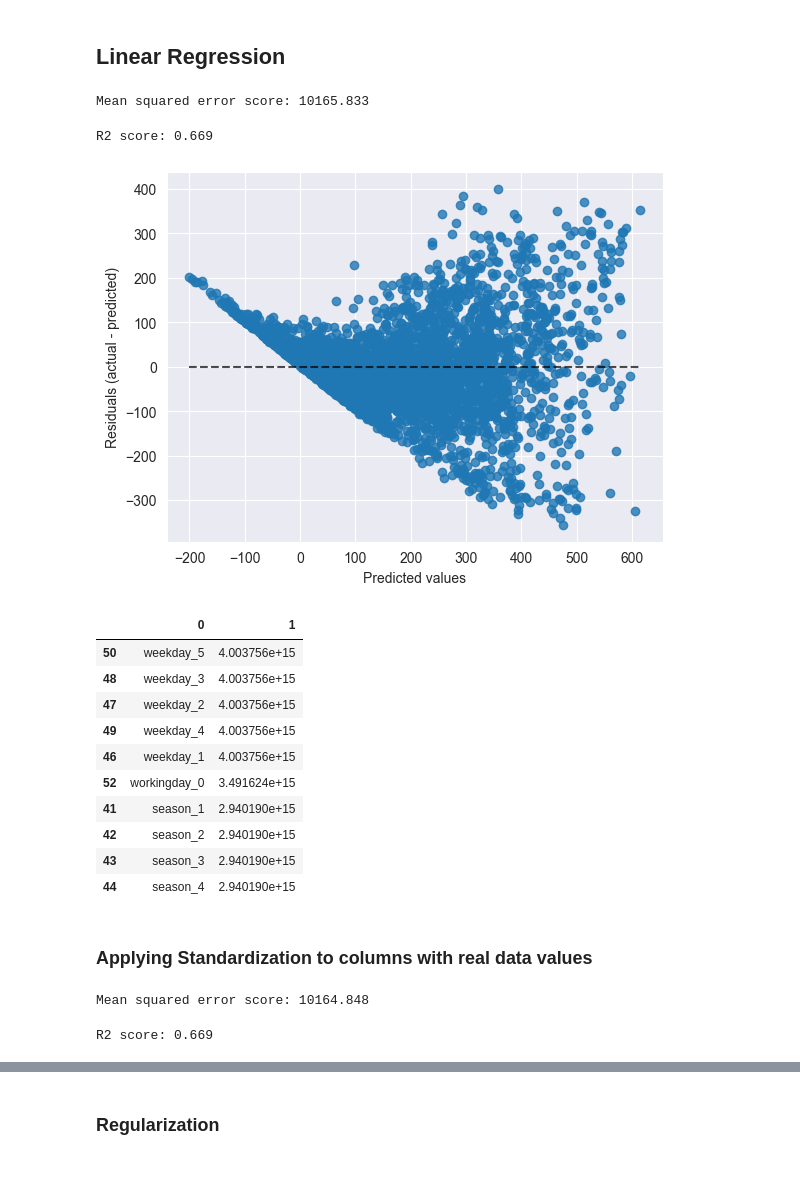
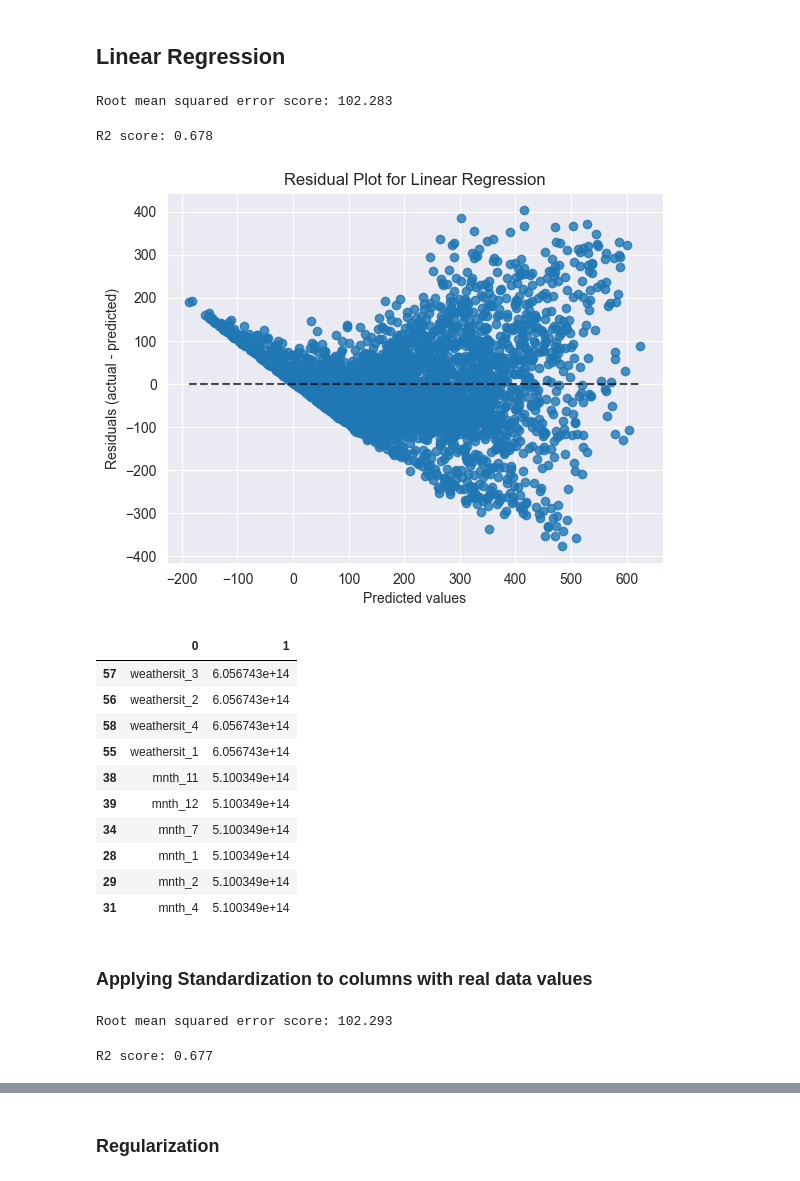
Before and after one commit to Vitalijs-Tickovs/Training_For_Accenture, a Jupyter notebook: Bike_Project/EDA.ipynb, the cells around one changed output, grey strips where cells are left out. Cells and saved outputs as stored; diff of their text form; code cells hidden in the pictures.

```diff
--- a/Bike_Project/EDA.ipynb
+++ b/Bike_Project/EDA.ipynb
@@ -155,0 +174,25 @@ plt.show()
+# %%
+def remove_outliers(data, column):
+    q1 = data[column].quantile(0.25)
+    q3 = data[column].quantile(0.75)
+    iqr = q3 - q1
+    lower = q1 - 1.5*iqr
+    upper = q3 + 1.5*iqr
+
+    # Create arrays of Boolean values indicating the outlier rows
+    upper_array = np.where(data[column] >= upper)[0]
+    lower_array = np.where(data[column] <= lower)[0]
+
+    print(f'Old shape with {column}: {data.shape[0]}')
+
+    # Removing the outliers
+    data =data.drop(index=upper_array, inplace=False)
+    data = data.drop(index=lower_array, inplace=False)
+
+    # Print the new shape of the DataFrame
+    print(f'New shape with {column}: {data.shape[0]}')
+
+    return data
+
+data = remove_outliers(data, 'hum')
+data = remove_outliers(data, 'windspeed')
@@ -225,7 +301,7 @@ def mse(y, y_pred):
 # %%
 y = data.pop('cnt')
 
-X = data.drop(columns=['temp','windspeed'],axis=1)
+X = data.drop(columns=['temp'],axis=1)
 # %%
 X.shape
 # %% [output]
@@ -252,41 +329,42 @@ lr = LinearRegression()
 lr.fit(X_train, y_train)
 y_pred = lr.predict(X_test)
 # %%
-mse_score_lr = mse(y_test, y_pred)
+rmse_score_lr = rmse(y_test, y_pred)
 
-print(f'Mean squared error score: {mse_score_lr:.3f}')
+print(f'Root mean squared error score: {rmse_score_lr:.3f}')
 # %% [output]
-Mean squared error score: 10165.833
+Root mean squared error score: 102.283
 # %%
 r2_score_lr = r2_score(y_test, y_pred)
 
 print(f'R2 score: {r2_score_lr:.3f}')
 # %% [output]
-R2 score: 0.669
+R2 score: 0.678
 # %%
 display = PredictionErrorDisplay(y_true=y_test, y_pred=y_pred)
 display.plot()
-
+plt.title("Residual Plot for Linear Regression")
+plt.savefig("residual_plot_lr.png")
 plt.show()
 # %% [output]
-[figure, old version]
+[figure, new version]
 # %%
-zipp = zip(X.columns, np.abs(lr.coef_))
+zipp = zip(X.columns, np.round(np.abs(lr.coef_),2))
 zipp_df = pd.DataFrame(zipp)
 
 zipp_df.sort_values(by=1, ascending=False).head(10)
 # %% [output]
 |  | 0 | 1 |
-| 50 | weekday_5 | 4.003756e+15 |
-| 48 | weekday_3 | 4.003756e+15 |
-| 47 | weekday_2 | 4.003756e+15 |
-| 49 | weekday_4 | 4.003756e+15 |
-| 46 | weekday_1 | 4.003756e+15 |
-| 52 | workingday_0 | 3.491624e+15 |
-| 41 | season_1 | 2.940190e+15 |
-| 42 | season_2 | 2.940190e+15 |
-| 43 | season_3 | 2.940190e+15 |
-| 44 | season_4 | 2.940190e+15 |
+| 57 | weathersit_3 | 6.056743e+14 |
+| 56 | weathersit_2 | 6.056743e+14 |
+| 58 | weathersit_4 | 6.056743e+14 |
+| 55 | weathersit_1 | 6.056743e+14 |
+| 38 | mnth_11 | 5.100349e+14 |
+| 39 | mnth_12 | 5.100349e+14 |
+| 34 | mnth_7 | 5.100349e+14 |
+| 28 | mnth_1 | 5.100349e+14 |
+| 29 | mnth_2 | 5.100349e+14 |
+| 31 | mnth_4 | 5.100349e+14 |
 # %% [markdown]
 ### Applying Standardization to columns with real data values
 # %%
@@ -304,17 +382,17 @@ X_test_scaled['hum'] = scaler.fit_transform(np.asarray(X_test['hum']).reshape(-1
 lr.fit(X_train_scaled, y_train)
 y_pred = lr.predict(X_test_scaled)
 # %%
-mse_score_lr_scaled = mse(y_test, y_pred)
+rmse_score_lr_scaled = rmse(y_test, y_pred)
 
-print(f'Mean squared error score: {mse_score_lr_scaled:.3f}')
+print(f'Root mean squared error score: {rmse_score_lr_scaled:.3f}')
 # %% [output]
-Mean squared error score: 10164.848
+Root mean squared error score: 102.293
 # %%
 r2_score_lr_scaled = r2_score(y_test, y_pred)
 
 print(f'R2 score: {r2_score_lr_scaled:.3f}')
 # %% [output]
-R2 score: 0.669
+R2 score: 0.677
 # %%
 display = PredictionErrorDisplay(y_true=y_test, y_pred=y_pred)
 display.plot()
```
Also changed, not shown: parts of 46 cells of this notebook.
